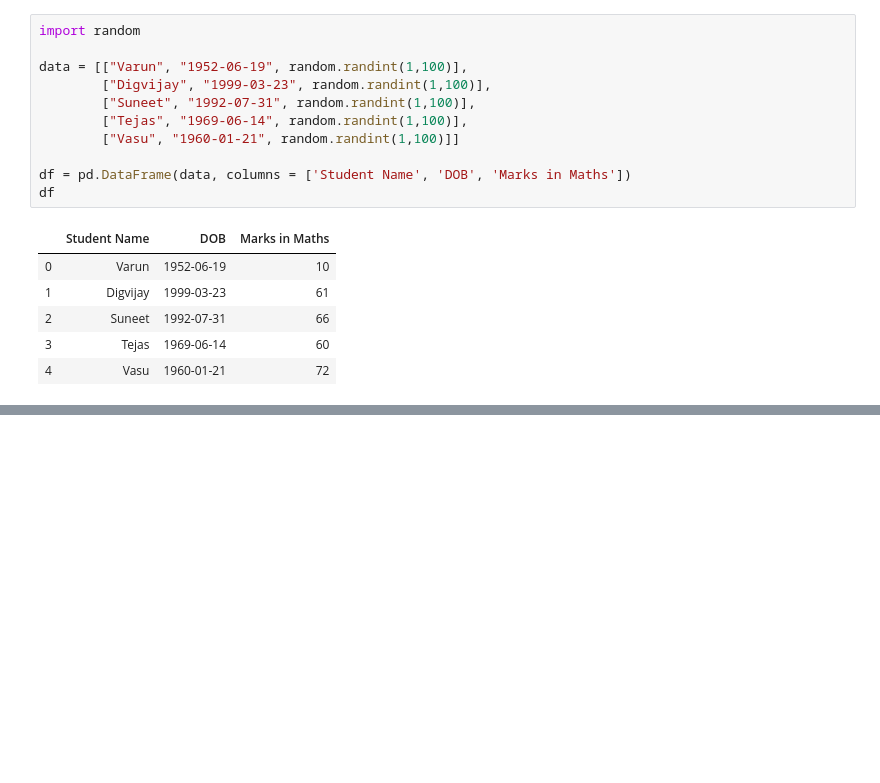
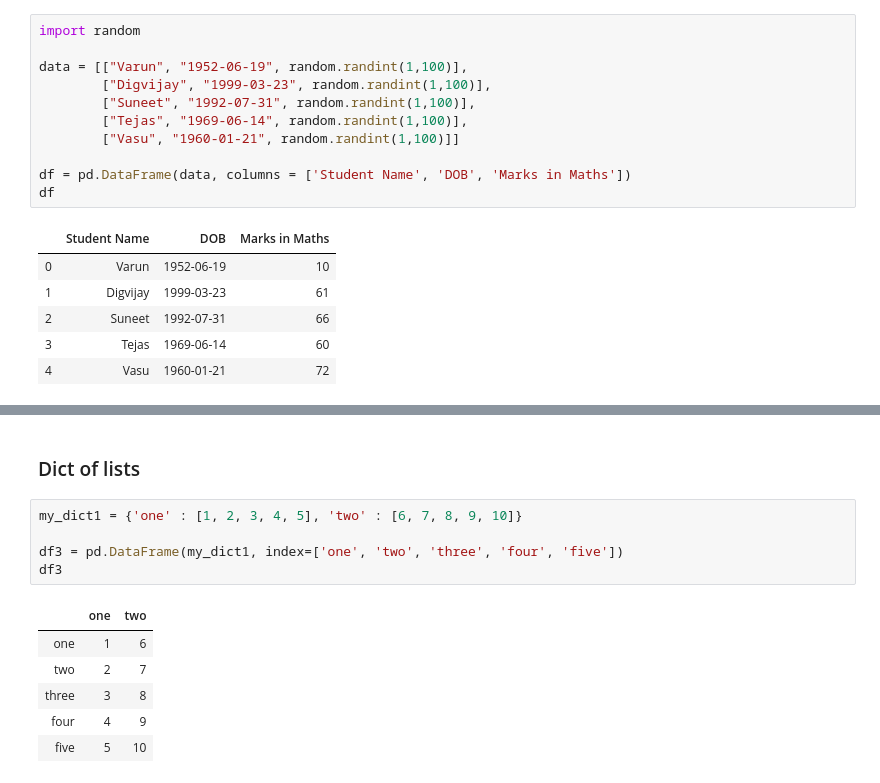
Before and after one commit to VKG5/Learning-Python, a Jupyter notebook: Sem 5/DL/Lab2_V001.ipynb, the cells around one changed output, grey strips where cells are left out. Drawn from its saved outputs; the diff is of its cells as text; blank space fills up the shorter version.

```diff
--- a/Sem 5/DL/Lab 2.ipynb
+++ b/Sem 5/DL/Lab2_V001.ipynb
@@ -179,0 +219,14 @@ df
+# %% [markdown]
+### Dict of lists
+# %%
+my_dict1 = {'one' : [1, 2, 3, 4, 5], 'two' : [6, 7, 8, 9, 10]}
+
+df3 = pd.DataFrame(my_dict1, index=['one', 'two', 'three', 'four', 'five'])
+df3
+# %% [output]
+|  | one | two |
+| one | 1 | 6 |
+| two | 2 | 7 |
+| three | 3 | 8 |
+| four | 4 | 9 |
+| five | 5 | 10 |
```
Also changed, not shown: parts of 22 cells of this notebook, 7 other files.
